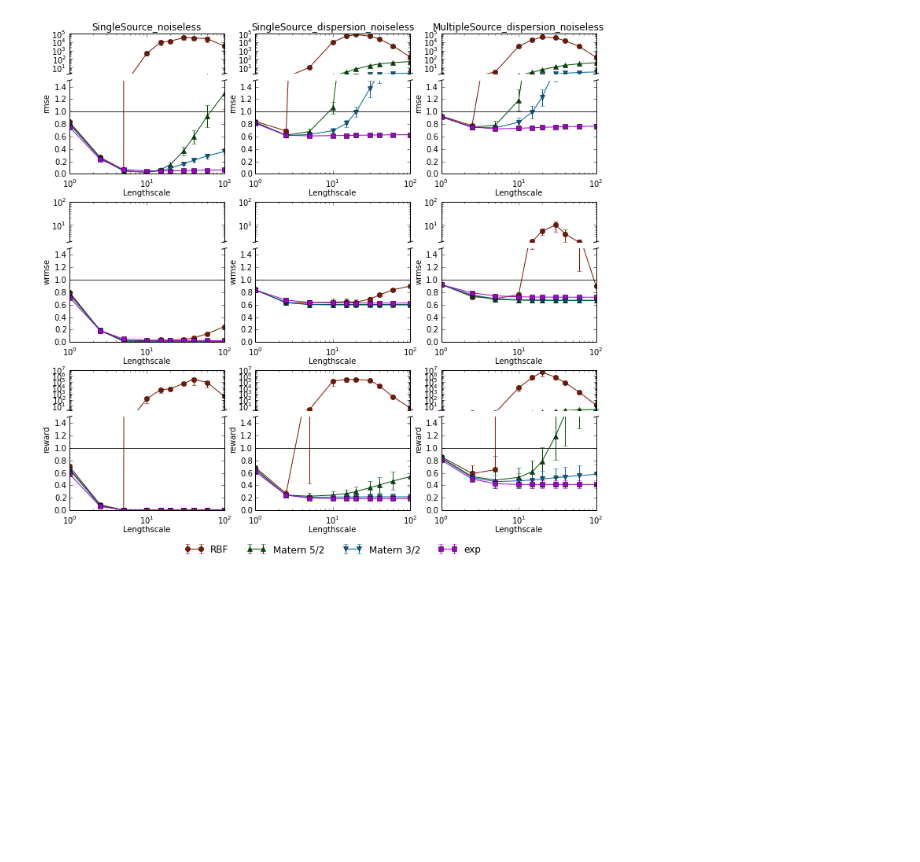
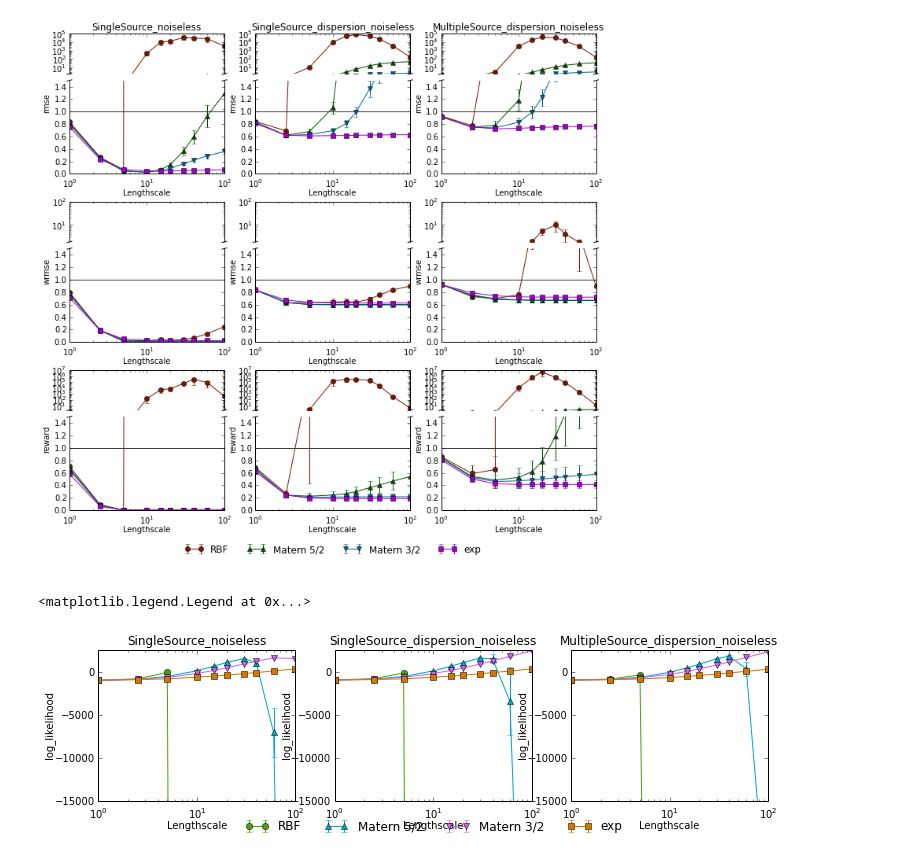
Before and after one commit to jgosmann/plume, a Jupyter notebook: notebooks/Kernels.ipynb, the cells around one changed output. Saved outputs shown, nothing was run; the diff lists cells and outputs as text; code cells hidden in the pictures; blank space fills up the shorter version.

Commit message:
Log likelihood kernel plots.

```diff
--- a/notebooks/Kernels.ipynb
+++ b/notebooks/Kernels.ipynb
@@ -7,9 +7,12 @@ sys.path.append('../plume/')
 import tables
 from matplotlib.gridspec import GridSpec, GridSpecFromSubplotSpec, SubplotSpec
 from neatplots.tools import HSplitAxes, SharedAxesGrid
+from neatplots.predefined import four as palette
 
 from plume.config import instantiate
 
 %pylab inline
+
+styles = [dict(marker=m, c=c) for m, c in zip(['o', '^', 'v', 's'], palette.thick)]
 # %% [output]
 Populating the interactive namespace from numpy and matplotlib
@@ -43,12 +57,7 @@ error_types = ['rmse', 'wrmse', 'reward']
 fig = plt.figure(figsize=(12, 12))
 outlier_plot_ratio = 0.3
 
-import neatplots.tools as nt
-reload(nt)
-from neatplots.predefined import four as palette
-styles = [dict(marker=m, c=c) for m, c in zip(['o', '^', 'v', 's'], palette.thin)]
-
-class KernelErrorPlot(nt.SharedAxesGrid):
+class KernelErrorPlot(SharedAxesGrid):
     def _create_axes(self, subplot_spec, sharex, sharey):
         return nt.HSplitAxes(fig, subplot_spec, outlier_plot_ratio, sharex=sharex, sharey=sharey)
 
@@ -84,3 +93,48 @@ ax_legend.legend(
 # %% [output]
 <matplotlib.legend.Legend at 0x...>
 [figure]
+# %%
+scenarios = [
+    'SingleSource_noiseless', 'SingleSource_dispersion_noiseless',
+    'MultipleSource_dispersion_noiseless']
+error_types = ['log_likelihood']
+
+fig = plt.figure(figsize=(12, 3))
+
+class KernelErrorPlot(SharedAxesGrid):
+    def _create_axes(self, subplot_spec, sharex, sharey):
+        return fig.add_subplot(subplot_spec, sharex=sharex, sharey=sharey)
+
+    def _plot(self, ax, error_type, scenario):
+        for kern, style in zip(load_scenario_data(scenario), styles):
+            kern_name = kern_labels[kern.root.conf[0]['kernel'][1]]
+
+            ll = kern.get_node('/' + error_type + '/gp_pred', 'value').read()
+            mean = np.mean(ll, axis=2)
+            std_err = np.std(ll, axis=2) / np.sqrt(ll.shape[2])
+
+            ax.errorbar(
+                kern.root.lengthscales.read(), mean[:, 0], std_err[:, 0],
+                fmt='o-', label=kern_name, **style)
+
+legend_height = 0.05
+grid = GridSpec(2, 1, height_ratios=(1.0 - legend_height, legend_height), hspace=2 * legend_height)
+
+p = KernelErrorPlot(error_types, scenarios, SubplotSpec(grid, 0))
+
+p.axes.set_xlabel('Lengthscale', labelpad=0)
+p.axes.semilogx()
+p.axes.set_ylim(-15000, 2600)
+for ax, error_type in zip(p.axes_by_row, error_types):
+    ax.set_ylabel(error_type, labelpad=0)
+for ax, scenario in zip(p.axes_by_col, scenarios):
+    ax[0].set_title(scenario)
+
+ax_legend = fig.add_subplot(grid[1])
+ax_legend.set_axis_off()
+ax_legend.legend(
+    *p.axes[0].get_legend_handles_labels(), ncol=4, loc='upper center',
+    bbox_to_anchor=(0.5, 1.0), frameon=False)
+# %% [output]
+<matplotlib.legend.Legend at 0x...>
+[figure, added]
```
Also changed, not shown: parts of 3 cells of this notebook.
